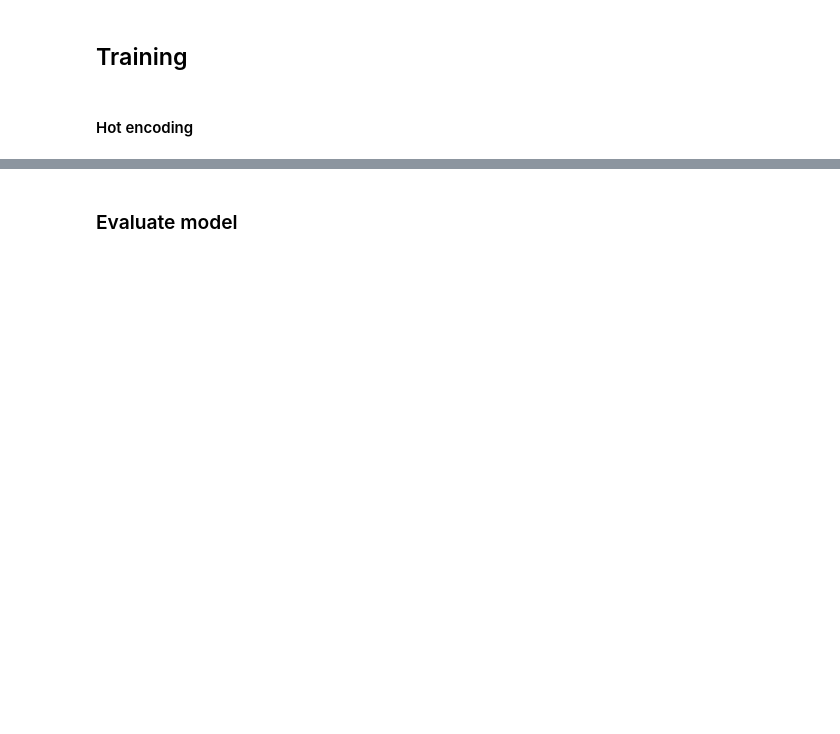
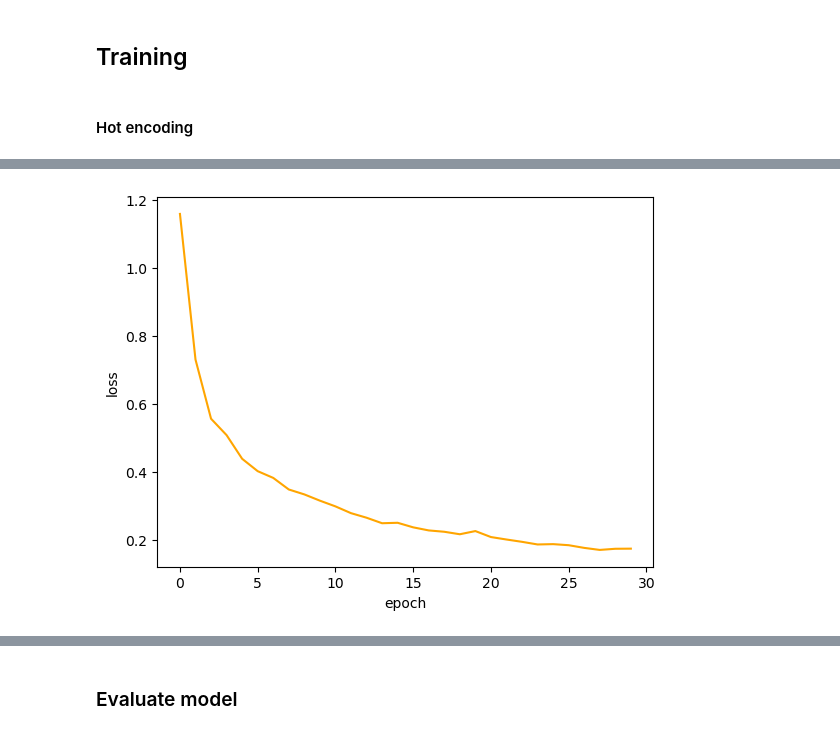
Before and after one commit to SaDaNdLoNeLy/doodleAI, a Jupyter notebook: preprocess.ipynb, the cells around one changed output, grey strips where cells are left out. Cells and saved outputs as stored; diff of their text form; code cells hidden in the pictures; blank space fills up the shorter version.

```diff
--- a/preprocess.ipynb
+++ b/preprocess.ipynb
@@ -176,2 +237,9 @@ model.fit(np.array(x_train), np.array(Y_train), batch_size=32, epochs=EPOCHS, ve
+# %%
+plt.plot(history.history["loss"], color='orange')
+plt.xlabel("epoch")
+plt.ylabel("loss")
+plt.show()
+# %% [output]
+[figure, added]
 # %%
 pred = model.predict(np.array(x_test))
```
Also changed, not shown: parts of 12 cells of this notebook, 1 other file.
